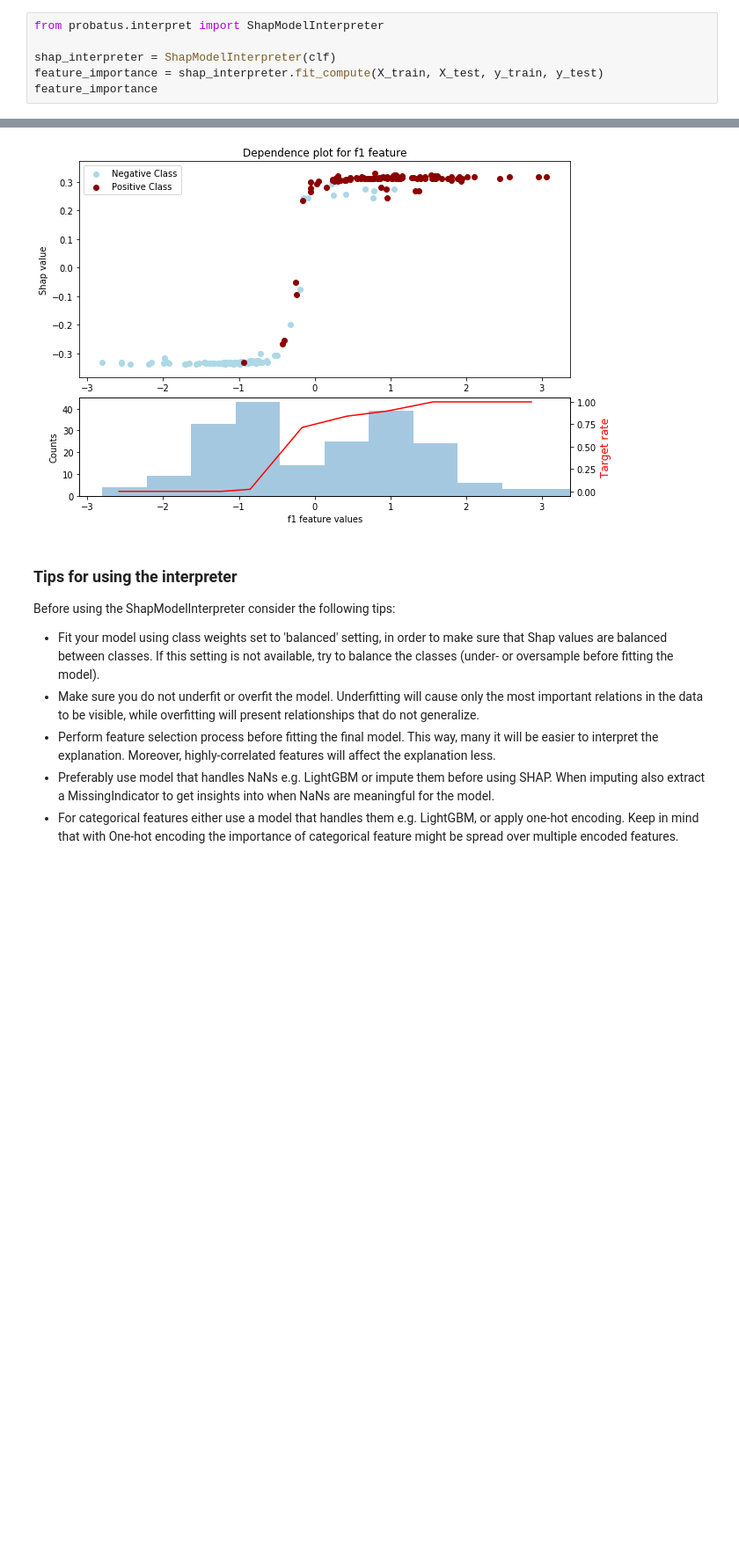
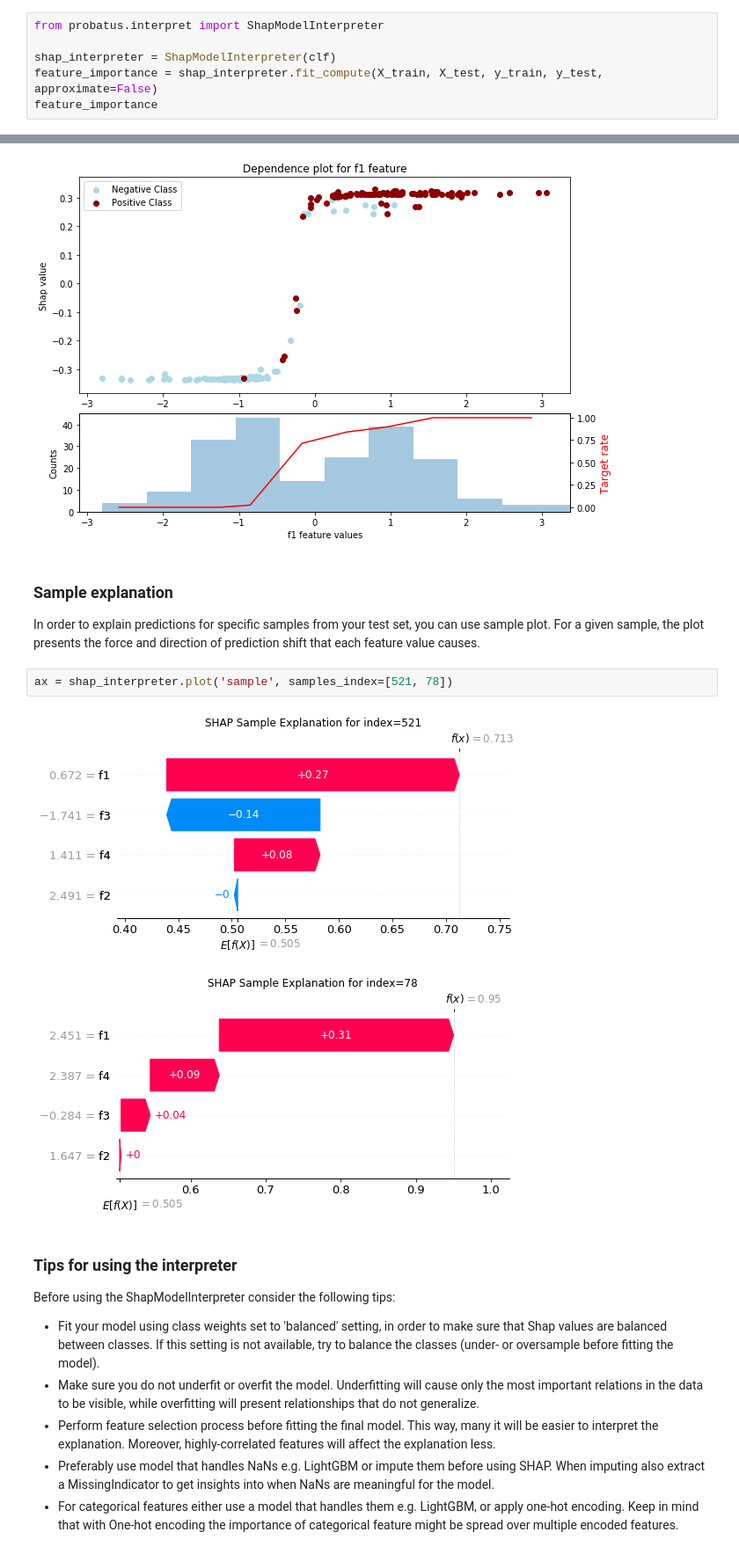
Before and after one commit to ing-bank/probatus, a Jupyter notebook: docs/source/nb_shap_model_interpreter.ipynb, the cells around one changed output, grey strips where cells are left out. Shown at 88% size. Saved outputs shown, nothing was run; the diff lists cells and outputs as text; blank space fills up the shorter version.

Commit message:
Implement sample explanation

```diff
--- a/docs/source/nb_shap_model_interpreter.ipynb
+++ b/docs/source/nb_shap_model_interpreter.ipynb
@@ -44,7 +43,7 @@ Firstly, lets compute the feature importance. In SHAP, feature importance can be
 from probatus.interpret import ShapModelInterpreter
 
 shap_interpreter = ShapModelInterpreter(clf)
-feature_importance = shap_interpreter.fit_compute(X_train, X_test, y_train, y_test)
+feature_importance = shap_interpreter.fit_compute(X_train, X_test, y_train, y_test, approximate=False)
 feature_importance
 # %% [output]
 Shap values are related to the output probabilities of class 1 for this model, instead of log odds.
@@ -79,6 +78,15 @@ As an addition, the bottom plot, presents the feature distribution histogram, an
 ax = shap_interpreter.plot('dependence', target_columns=['f1'])
 # %% [output]
 [figure]
+# %% [markdown]
+### Sample explanation
+
+In order to explain predictions for specific samples from your test set, you can use sample plot. For a given sample, the plot presents the force and direction of prediction shift that each feature value causes.
+# %%
+ax = shap_interpreter.plot('sample', samples_index=[521, 78])
+# %% [output]
+[figure, added]
+[figure, added]
 # %% [markdown]
 ### Tips for using the interpreter
 
```
Also changed, not shown: parts of 2 cells of this notebook, 2 other files.
